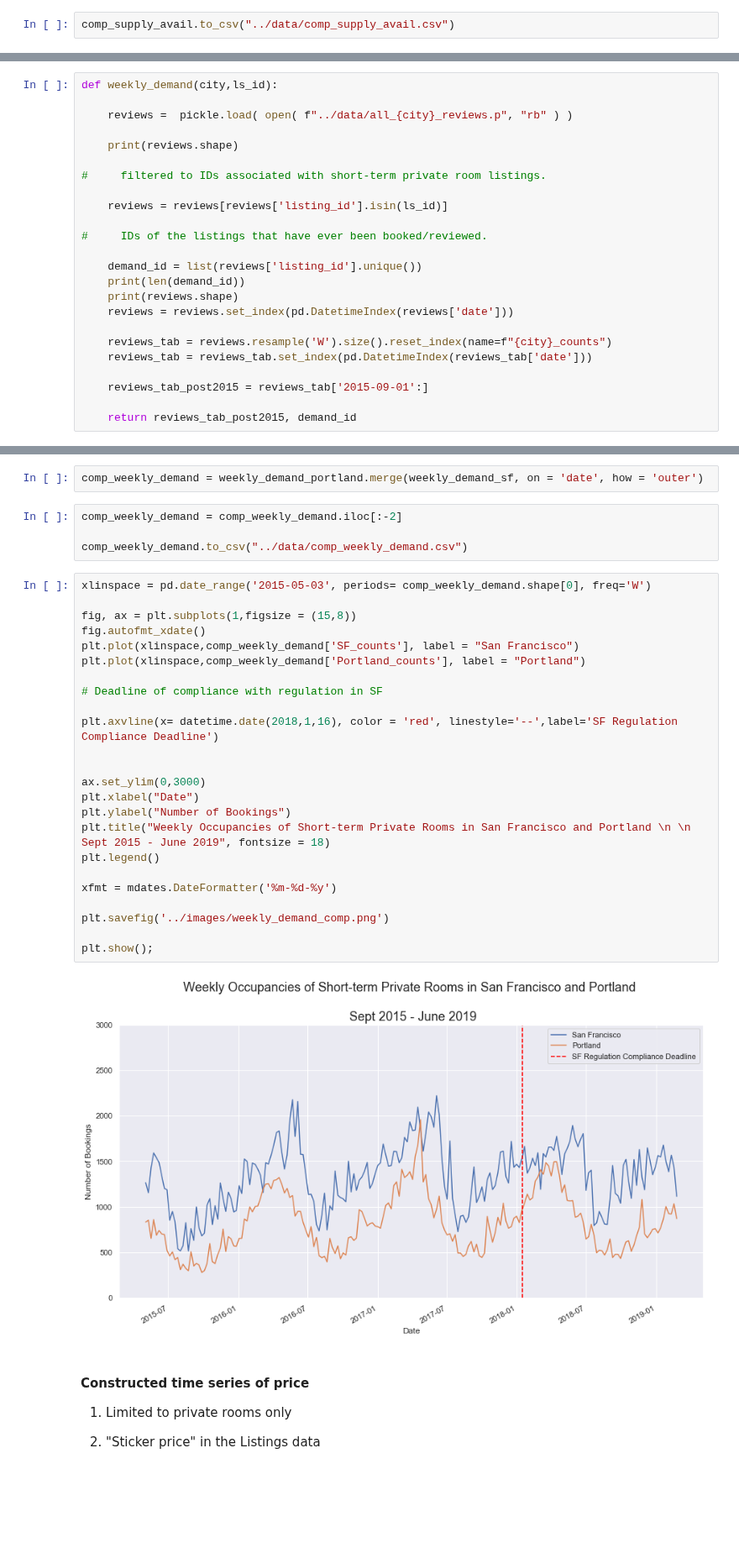
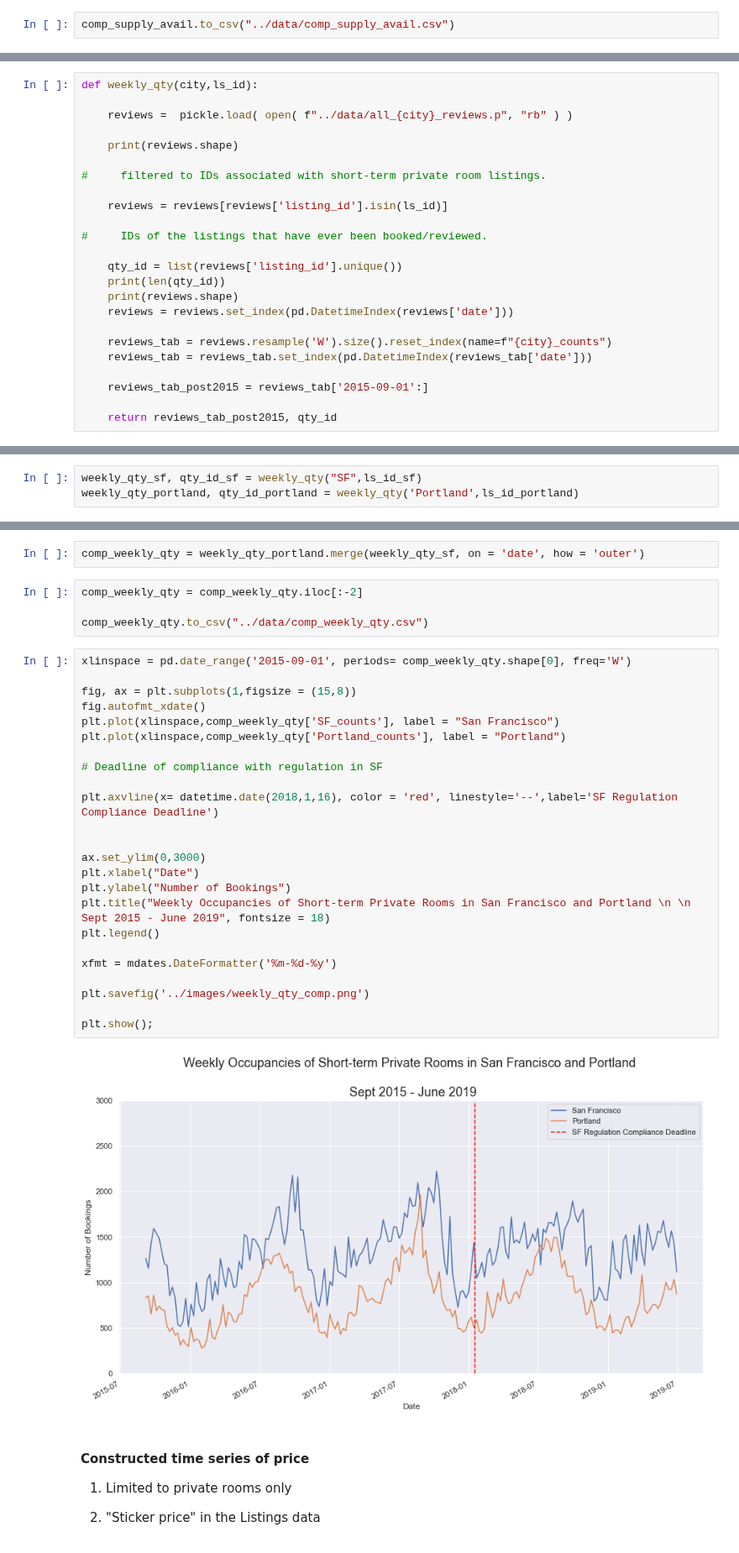
Before and after one commit to karensheng/Airbnb_Regulation, a Jupyter notebook: notebooks/Construct Time Series .ipynb, the cells around one changed output, grey strips where cells are left out. Shown at 84% size. Drawn from its saved outputs; the diff is of its cells as text; blank space fills up the shorter version.

```diff
--- a/notebooks/Construct Time Series .ipynb
+++ b/notebooks/Construct Time Series .ipynb
@@ -150,7 +150,7 @@ comp_supply_avail.to_csv("../data/comp_supply_avail.csv")
 
 3. Key assumption: the ratio of occupany/reservation over number of reviews is constant in SF and Portland.
 # %%
-def weekly_demand(city,ls_id):
+def weekly_qty(city,ls_id):
 
     reviews =  pickle.load( open( f"../data/all_{city}_reviews.p", "rb" ) )
 
@@ -162,8 +162,8 @@ def weekly_demand(city,ls_id):
 
 #     IDs of the listings that have ever been booked/reviewed.
 
-    demand_id = list(reviews['listing_id'].unique())
-    print(len(demand_id))
+    qty_id = list(reviews['listing_id'].unique())
+    print(len(qty_id))
     print(reviews.shape)
     reviews = reviews.set_index(pd.DatetimeIndex(reviews['date']))
 
@@ -172,4 +172,4 @@ def weekly_demand(city,ls_id):
 
     reviews_tab_post2015 = reviews_tab['2015-09-01':]
 
-    return reviews_tab_post2015, demand_id
+    return reviews_tab_post2015, qty_id
@@ -185,0 +176,3 @@ weekly_demand_portland, demand_id_portland = weekly_demand('Portland',ls_id_port
+# %%
+weekly_qty_sf, qty_id_sf = weekly_qty("SF",ls_id_sf)
+weekly_qty_portland, qty_id_portland = weekly_qty('Portland',ls_id_portland)
@@ -188,37 +188,37 @@ weekly_demand_sf.shape, weekly_demand_portland.shape
 # %% [output]
 ((201, 2), (202, 2))
 # %%
-comp_weekly_demand = weekly_demand_portland.merge(weekly_demand_sf, on = 'date', how = 'outer')
+comp_weekly_qty = weekly_qty_portland.merge(weekly_qty_sf, on = 'date', how = 'outer')
 # %%
-comp_weekly_demand = comp_weekly_demand.iloc[:-2]
+comp_weekly_qty = comp_weekly_qty.iloc[:-2]
 
-comp_weekly_demand.to_csv("../data/comp_weekly_demand.csv")
+comp_weekly_qty.to_csv("../data/comp_weekly_qty.csv")
 # %%
-xlinspace = pd.date_range('2015-05-03', periods= comp_weekly_demand.shape[0], freq='W')
+xlinspace = pd.date_range('2015-09-01', periods= comp_weekly_qty.shape[0], freq='W')
 
 fig, ax = plt.subplots(1,figsize = (15,8))
 fig.autofmt_xdate()
-plt.plot(xlinspace,comp_weekly_demand['SF_counts'], label = "San Francisco")
-plt.plot(xlinspace,comp_weekly_demand['Portland_counts'], label = "Portland")
+plt.plot(xlinspace,comp_weekly_qty['SF_counts'], label = "San Francisco")
+plt.plot(xlinspace,comp_weekly_qty['Portland_counts'], label = "Portland")
 
 # Deadline of compliance with regulation in SF
 
 plt.axvline(x= datetime.date(2018,1,16), color = 'red', linestyle='--',label='SF Regulation Compliance Deadline')
 
 
 ax.set_ylim(0,3000)
 plt.xlabel("Date")
 plt.ylabel("Number of Bookings")
 plt.title("Weekly Occupancies of Short-term Private Rooms in San Francisco and Portland \n \n Sept 2015 - June 2019", fontsize = 18)
 plt.legend()
 
 xfmt = mdates.DateFormatter('%m-%d-%y')
 
-plt.savefig('../images/weekly_demand_comp.png')
+plt.savefig('../images/weekly_qty_comp.png')
 
 plt.show();
 # %% [output]
-[figure, old version]
+[figure, new version]
 # %% [markdown]
 #### Constructed time series of price
 
```
Also changed, not shown: parts of 10 cells of this notebook, 2 other files.
